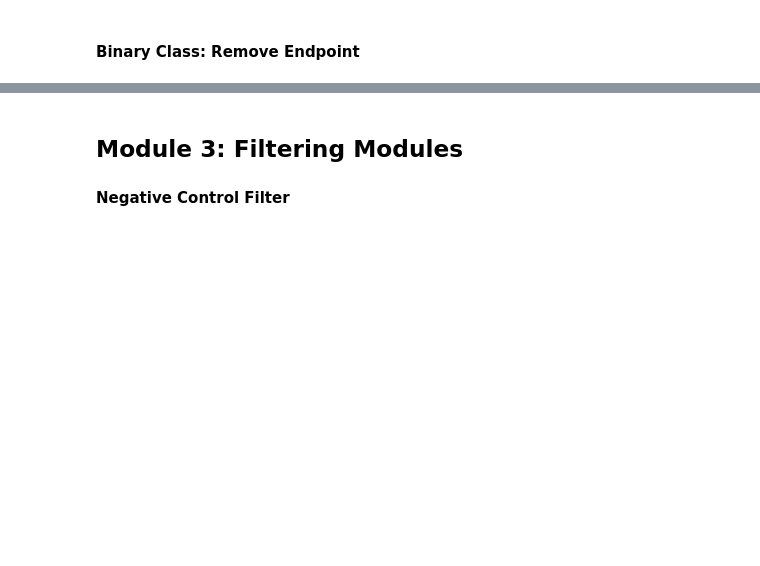
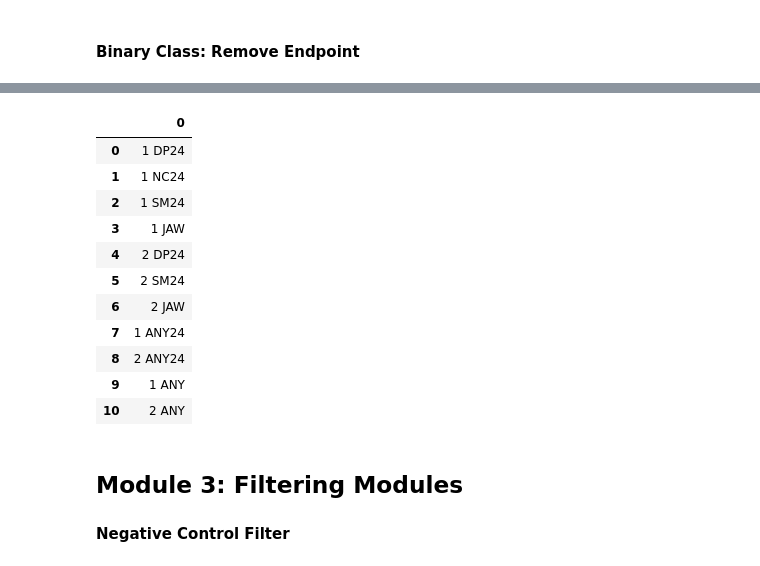
Before and after one commit to PNNL-CompBio/bmdrc, a Jupyter notebook: dev_tests/binary_class_tests.ipynb, the cells around one changed output, grey strips where cells are left out. Cells and saved outputs as stored; diff of their text form; code cells hidden in the pictures; blank space fills up the shorter version.

```diff
--- a/dev_tests/binary_class_tests.ipynb
+++ b/dev_tests/binary_class_tests.ipynb
@@ -90,3 +80,20 @@ Long.remove_endpoints("DNC_")
+# %%
+endpoint_filtered = Long.df
+endpoint_filtered["Endpoint.ID"] = Long.df["chemical.id"].astype("str") + " " + Long.df["endpoint"].astype("str")
+pd.DataFrame(pd.unique(endpoint_filtered["Endpoint.ID"]))
+# %% [output]
+|  | 0 |
+| 0 | 1 DP24 |
+| 1 | 1 NC24 |
+| 2 | 1 SM24 |
+| 3 | 1 JAW |
+| 4 | 2 DP24 |
+| 5 | 2 SM24 |
+| 6 | 2 JAW |
+| 7 | 1 ANY24 |
+| 8 | 2 ANY24 |
+| 9 | 1 ANY |
+| 10 | 2 ANY |
 # %% [markdown]
 ## Module 3: Filtering Modules
 
```
Also changed, not shown: parts of 7 cells of this notebook, 1 other file.
